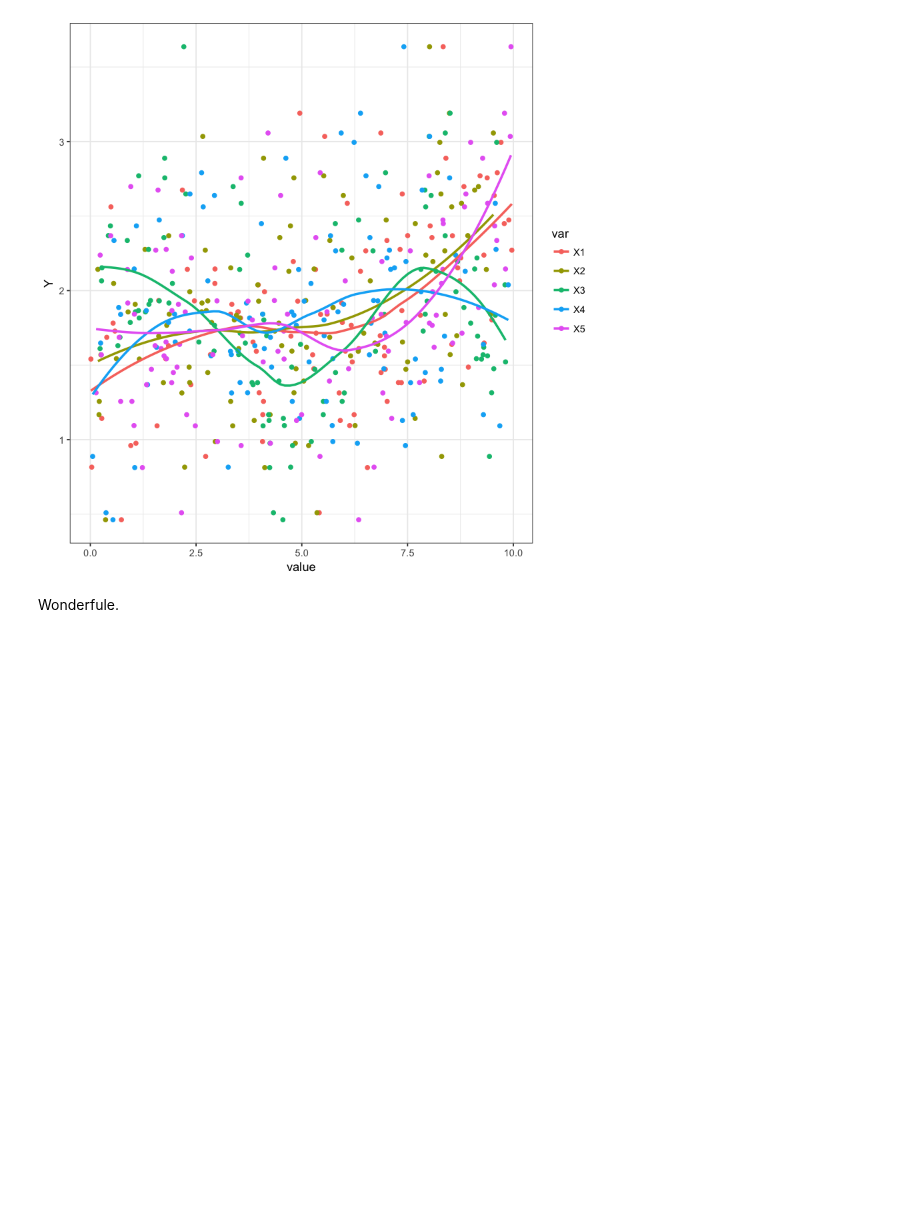
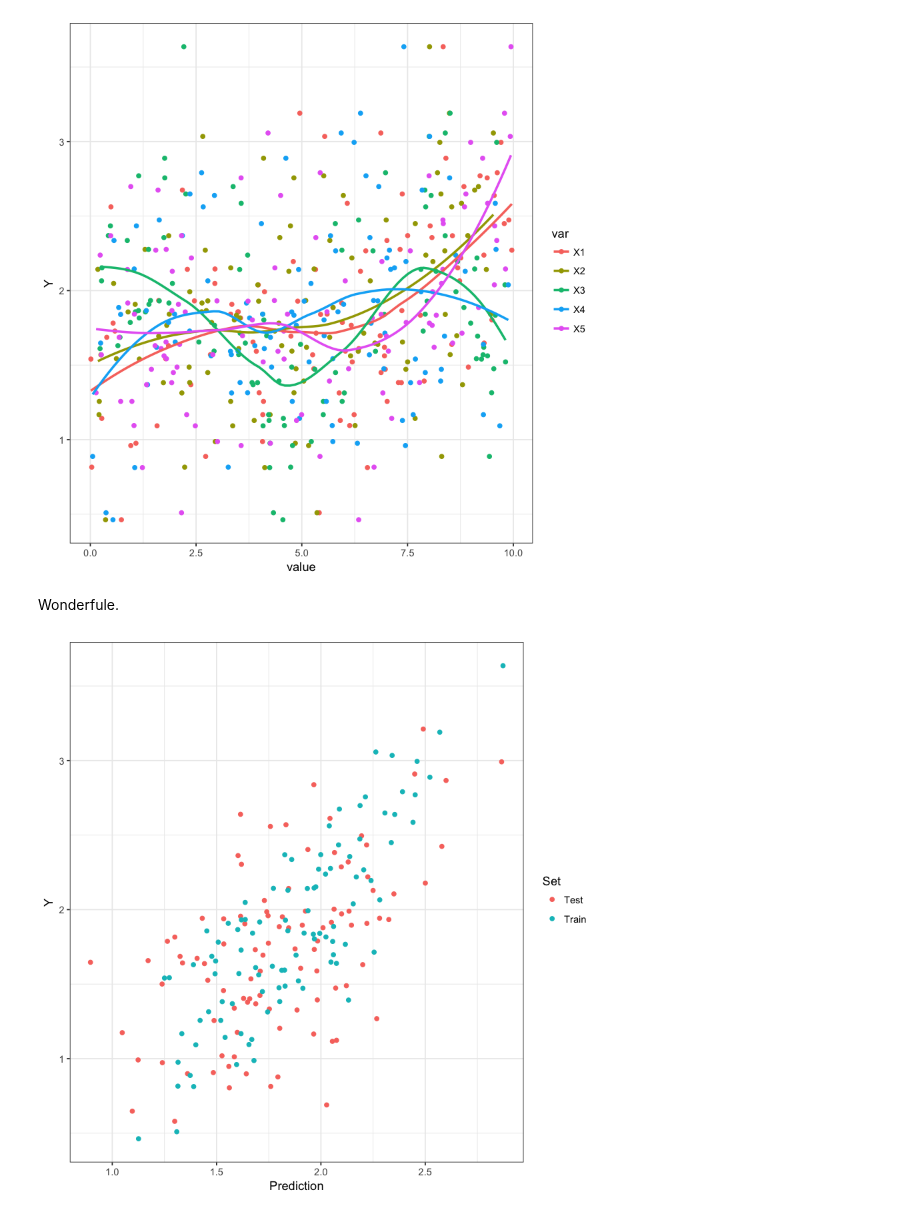
Before and after one commit to hclimente/nori, a Jupyter notebook: doc/data_generation.ipynb, the cells around one changed output. Drawn from its saved outputs; the diff is of its cells as text; code cells hidden in the pictures; blank space fills up the shorter version.

Commit message:
added lasso analysis and new data

```diff
--- a/doc/data_generation.ipynb
+++ b/doc/data_generation.ipynb
@@ -14,11 +14,11 @@ library(RcppCNPy)
 # %% [markdown]
 Let's start by generating some X and Y.
 # %%
-system2('nextflow', args = c('run', '../pipelines/scripts/io/generate_non-linear_data.nf',
-                             '--n 100','--d 100','--causal 5'))
+#system2('nextflow', args = c('run', '../pipelines/scripts/io/generate_non-linear_data.nf',
+#                            '--n 100','--d 100','--causal 5','--out ./sets/original/'))
 
-X <- npyLoad("X_train.npy") %>% t
-Y <- npyLoad("Y_train.npy") %>% t
+X <- npyLoad("./sets/original/X_train.npy") %>% t
+Y <- npyLoad("./sets/original/Y_train.npy") %>% t
 # %%
 # Y = power(X[0,],[4]) + power(X[1,],[3]) + cos(X[2,],None) + cos(X[3,],None) + square(X[4,],None)
 fx <- data_frame(X1 = X[,1], fX1 = X1^4, X1d = fX1/var(fX1),
@@ -168,3 +168,41 @@ data_frame(X1 = X10[,23], fX1 = X1^4, X1d = scale(fX1),
 [figure]
 # %% [markdown]
 Wonderfule.
+# %%
+train <- data_frame(X1 = X10[,23], fX1 = X1^4, X1d = scale(fX1),
+                    X2 = X10[,45], fX2 = X2^7, X2d = scale(fX2),
+                    X3 = X10[,76], fX3 = sin(X3), X3d = scale(fX3),
+                    X4 = X10[,8] , fX4 = log(X4), X4d = scale(fX4),
+                    X5 = X10[,53], fX5 = X5^9, X5d = scale(fX5),
+                    Y = X1d + X2d + X3d + X4d + X5d)
+X_train <- X10 %>% as.matrix
+Y_train <- train$Y
+
+X_test <- npyLoad("./sets/original/X_test.npy") %>% t
+X_test <- X_test * 10
+
+test <- data_frame(X1 = X_test[,23], fX1 = X1^4, X1d = scale(fX1),
+                   X2 = X_test[,45], fX2 = X2^7, X2d = scale(fX2),
+                   X3 = X_test[,76], fX3 = sin(X3), X3d = scale(fX3),
+                   X4 = X_test[,8] , fX4 = log(X4), X4d = scale(fX4),
+                   X5 = X_test[,53], fX5 = X5^9, X5d = scale(fX5),
+                   Y = X1d + X2d + X3d + X4d + X5d)
+X_test <- X_test %>% as.matrix
+Y_test <- test$Y
+# %%
+suppressPackageStartupMessages(library(glmnet))
+
+cvfit = cv.glmnet(X_train, Y_train)
+
+rbind(
+    data_frame(Y = Y_test,
+               Prediction = as.numeric(predict(cvfit, newx = X_test, s = "lambda.min")),
+               Set = 'Test'),
+    data_frame(Y = Y_train,
+               Prediction = as.numeric(predict(cvfit, newx = X_train, s = "lambda.min")),
+               Set = 'Train')) %>%
+    ggplot(aes(Prediction, Y, color = Set)) +
+        geom_point() +
+        theme_bw()
+# %% [output]
+[figure, added]
```
Also changed, not shown: parts of 4 cells of this notebook, 1 other file.
